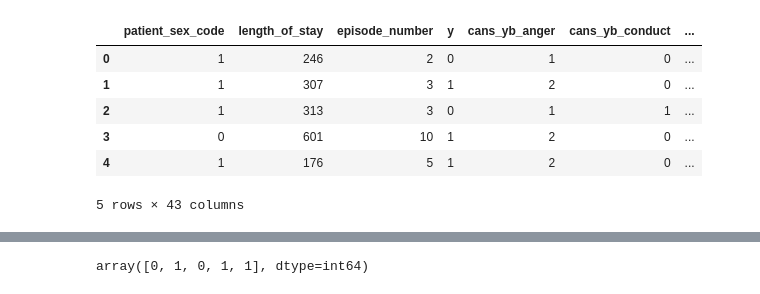
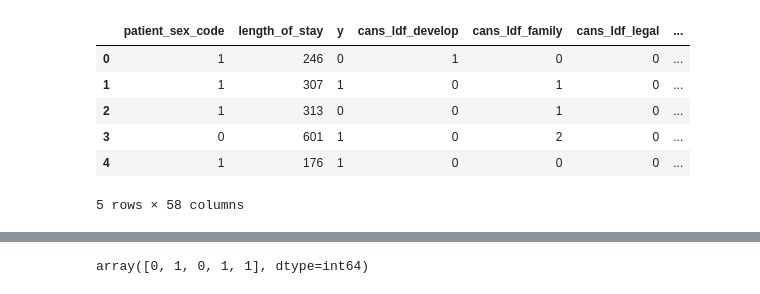
Before and after one commit to judithcalvo1953/FinalProject, a Jupyter notebook: ML/Random_Forest_successful_dc.ipynb, the cells around one changed output, grey strips where cells are left out. Drawn from its saved outputs; the diff is of its cells as text; code cells hidden in the pictures.

```diff
--- a/ML/Random_Forest_successful_dc.ipynb
+++ b/ML/Random_Forest_successful_dc.ipynb
@@ -9,17 +9,17 @@ from sklearn.model_selection import train_test_split
 from sklearn.metrics import confusion_matrix, accuracy_score, classification_report
 # %%
 # Loading data
-file_path = Path("Resources/master_data_encoded.csv")
+file_path = Path("Resources/master_data_encoded_rev.csv")
 df_master = pd.read_csv(file_path)
 df_master.head()
 # %% [output]
-|  | patient_sex_code | length_of_stay | episode_number | y | cans_yb_anger | cans_yb_conduct | ... |
-| 0 | 1 | 246 | 2 | 0 | 1 | 0 | ... |
-| 1 | 1 | 307 | 3 | 1 | 2 | 0 | ... |
-| 2 | 1 | 313 | 3 | 0 | 1 | 1 | ... |
-| 3 | 0 | 601 | 10 | 1 | 2 | 0 | ... |
-| 4 | 1 | 176 | 5 | 1 | 2 | 0 | ... |
+|  | patient_sex_code | length_of_stay | y | cans_ldf_develop | cans_ldf_family | cans_ldf_legal | ... |
+| 0 | 1 | 246 | 0 | 1 | 0 | 0 | ... |
+| 1 | 1 | 307 | 1 | 0 | 1 | 0 | ... |
+| 2 | 1 | 313 | 0 | 0 | 1 | 0 | ... |
+| 3 | 0 | 601 | 1 | 0 | 2 | 0 | ... |
+| 4 | 1 | 176 | 1 | 0 | 0 | 0 | ... |
-5 rows × 43 columns
+5 rows × 58 columns
 # %%
 #Drop some predictor features
 #Define the features set
```
Also changed, not shown: parts of 7 cells of this notebook, 43 other files.
